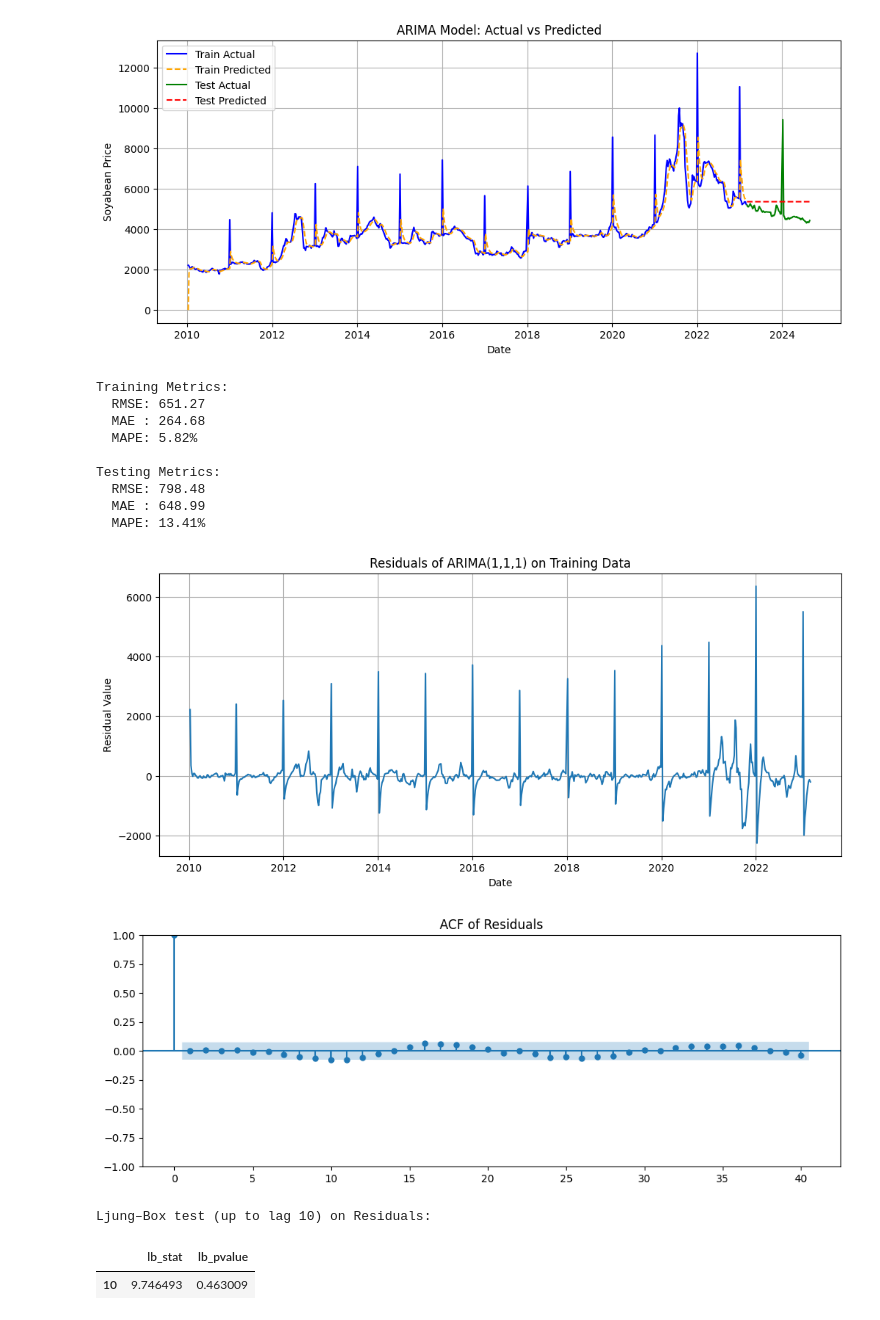
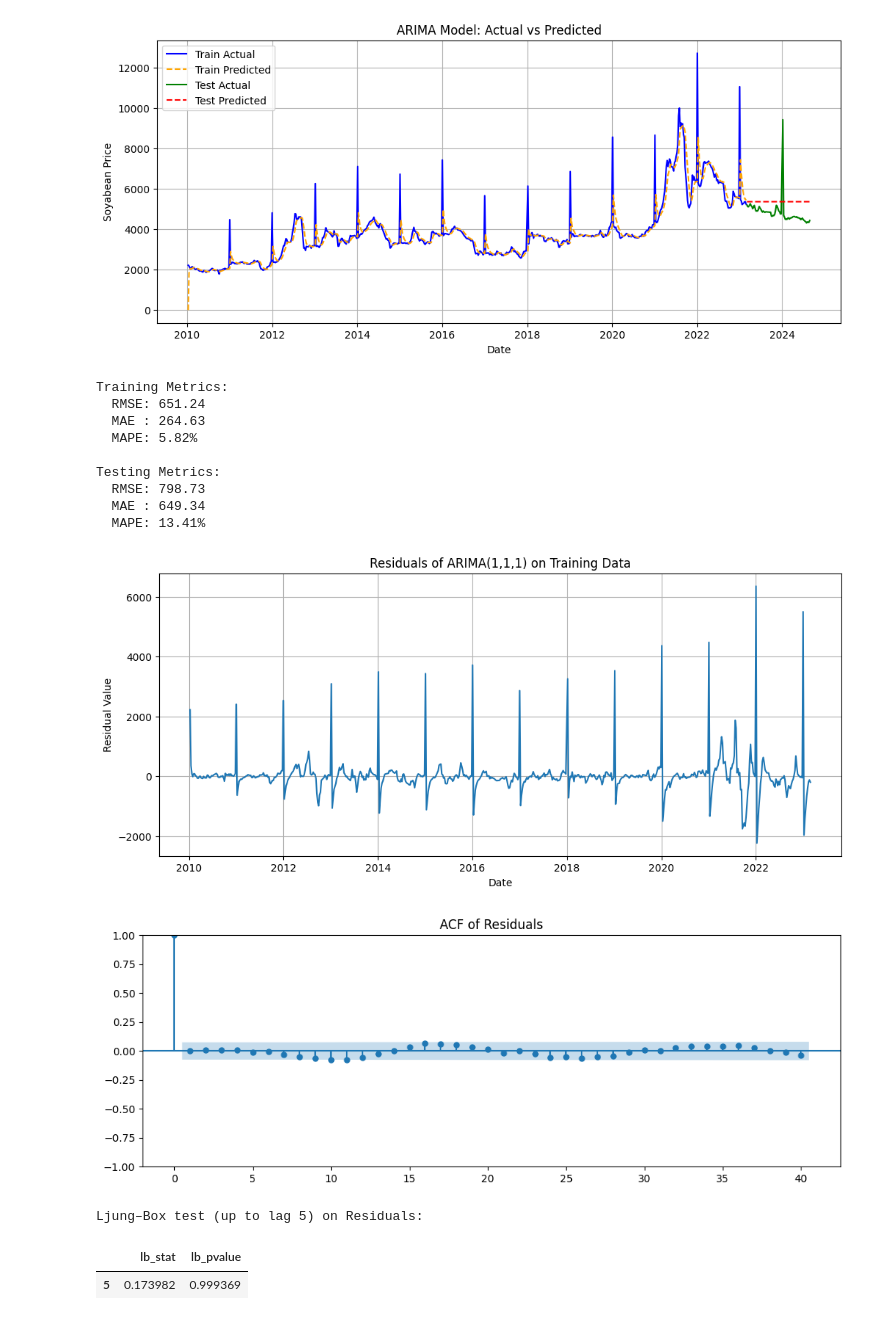
Before and after one commit to B-Manjunatha/Time-Series-Forecasting, a Jupyter notebook: ARIMA_Model_for_Latur_.ipynb, the cells around one changed output. Saved outputs shown, nothing was run; the diff lists cells and outputs as text; code cells hidden in the pictures.

```diff
--- a/ARIMA_Model_for_Latur_.ipynb
+++ b/ARIMA_Model_for_Latur_.ipynb
@@ -143,7 +138,7 @@ Training samples: 685  |  Testing samples: 77
 # ===============================================
 # For illustration, we’ll pick (p, d, q) = (1, 1, 1).
 # In class, show how to decide these from ACF/PACF.
-model = ARIMA(train, order=(1, 1, 1))
+model = ARIMA(train, order=(1, 1, 2))
 model_fit = model.fit()
 print("\nARIMA Model Summary:")
 print(model_fit.summary())
@@ -226,42 +221,42 @@ print(f"  MAE : {test_mae:.2f}")
 print(f"  MAPE: {test_mape:.2f}%")
 # %% [output]
 Training Metrics:
-  RMSE: 651.27
-  MAE : 264.68
+  RMSE: 651.24
+  MAE : 264.63
   MAPE: 5.82%
 
 Testing Metrics:
-  RMSE: 798.48
-  MAE : 648.99
+  RMSE: 798.73
+  MAE : 649.34
   MAPE: 13.41%
 # %%
 
 # ====================================================
 # 12. Check residuals for white noise (autocorrelation)
 # ====================================================
 residuals = model_fit.resid  # residuals = actual – fitted (in-sample)
 
 plt.figure(figsize=(12, 5))
 plt.plot(residuals, label='Residuals')
 plt.title('Residuals of ARIMA(1,1,1) on Training Data')
 plt.xlabel('Date')
 plt.ylabel('Residual Value')
 plt.grid(True)
 plt.show()
 
 # ACF of residuals
 plt.figure(figsize=(12, 4))
 plot_acf(residuals, ax=plt.gca(), lags=40)
 plt.title('ACF of Residuals')
 plt.show()
 
-# Ljung-Box test (e.g., up to lag 10)
-lb_test = acorr_ljungbox(residuals, lags=[10], return_df=True)
-print("\nLjung–Box test (up to lag 10) on Residuals:")
+# Ljung-Box test (e.g., up to lag 5)
+lb_test = acorr_ljungbox(residuals, lags=[5], return_df=True)
+print("\nLjung–Box test (up to lag 5) on Residuals:")
 display(lb_test)
 # %% [output]
 [figure]
 [figure]
-Ljung–Box test (up to lag 10) on Residuals:
+Ljung–Box test (up to lag 5) on Residuals:
 |  | lb_stat | lb_pvalue |
-| 10 | 9.746493 | 0.463009 |
+| 5 | 0.173982 | 0.999369 |
```
Also changed, not shown: parts of 2 cells of this notebook.
